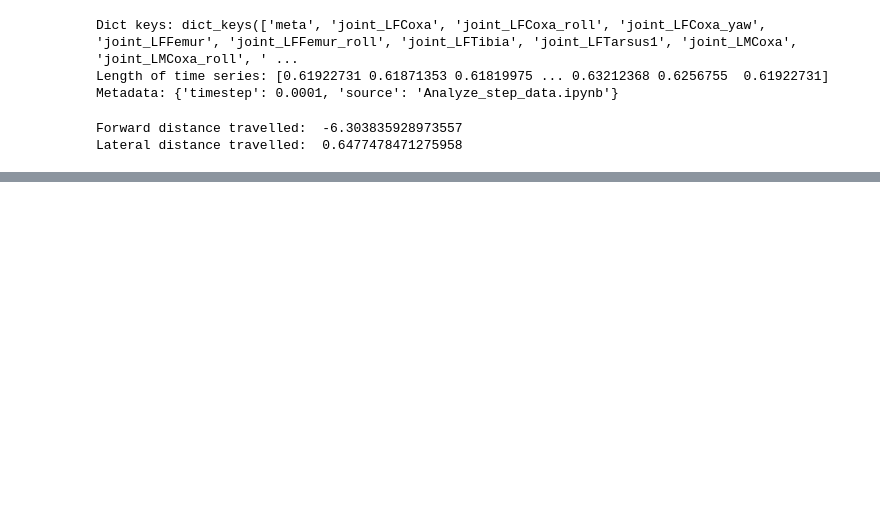
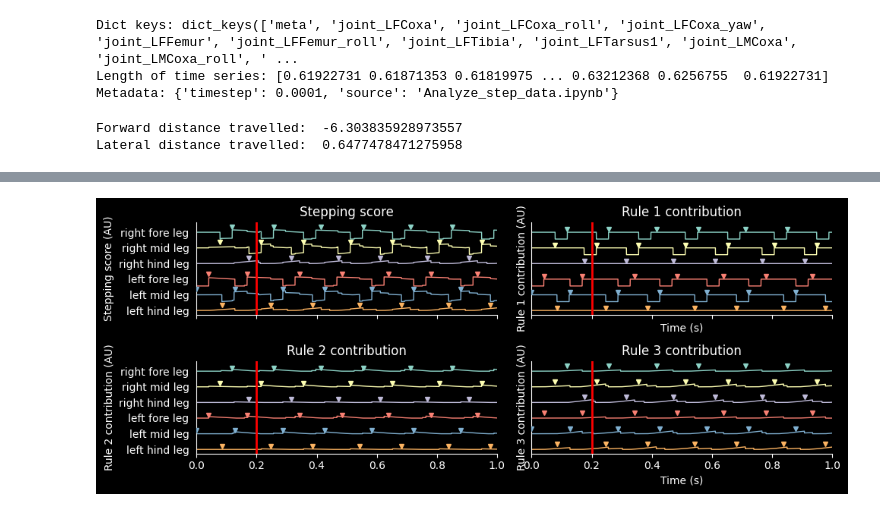
Before and after one commit to NeLy-EPFL/nmf2-paper, a Jupyter notebook: control_signal/decentralized_control.ipynb, the cells around one changed output, grey strips where cells are left out. Saved outputs shown, nothing was run; the diff lists cells and outputs as text; code cells hidden in the pictures; blank space fills up the shorter version.

```diff
--- a/control_signal/decentralized_control.ipynb
+++ b/control_signal/decentralized_control.ipynb
@@ -253,0 +268,6 @@ fig.savefig("outputs/rule_based.pdf", transparent=True)
+# %%
+plt.style.use("dark_background")
+# %%
+fig = plot_frame(current_time=0.2, video_layout=True)
+# %% [output]
+[figure, added]
```
Also changed, not shown: parts of 7 cells of this notebook, 1 other file.
